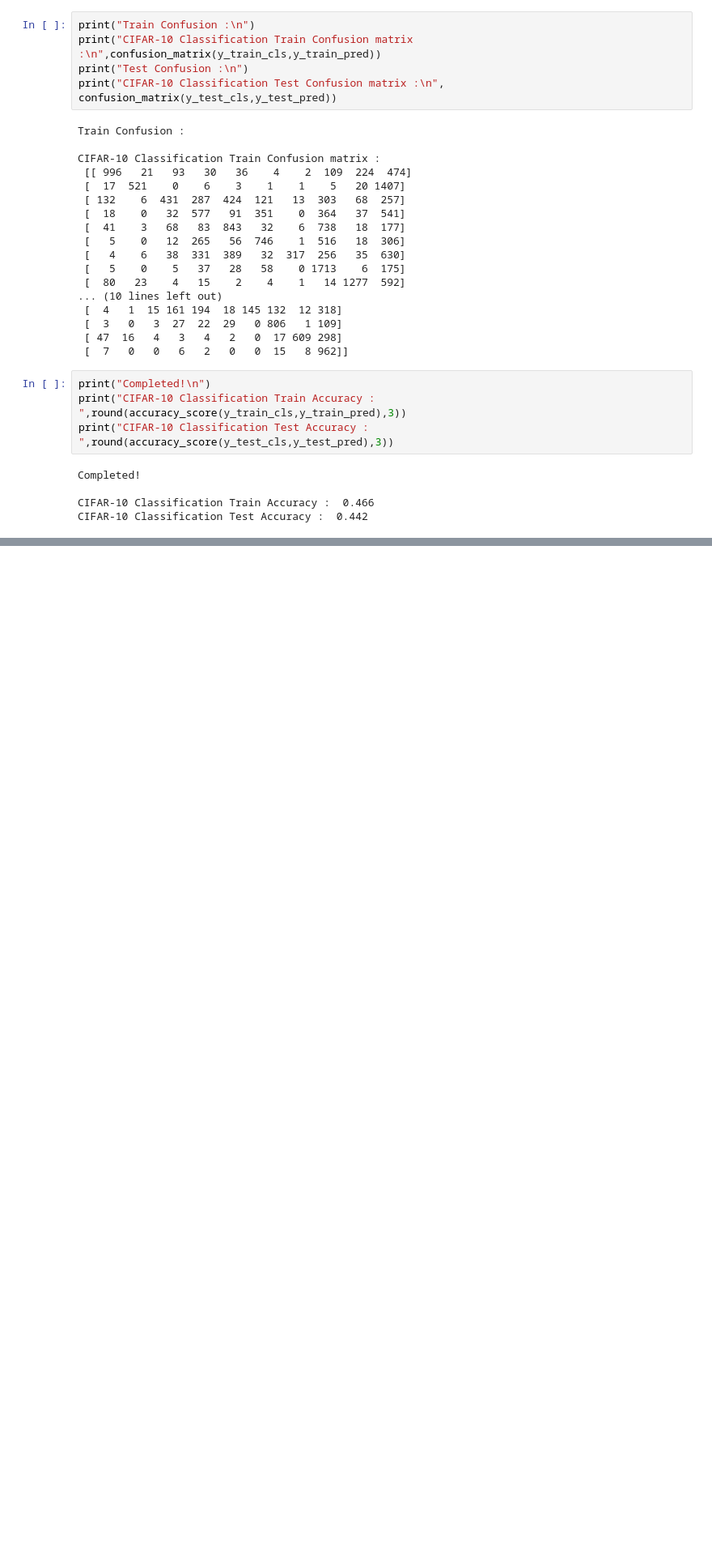
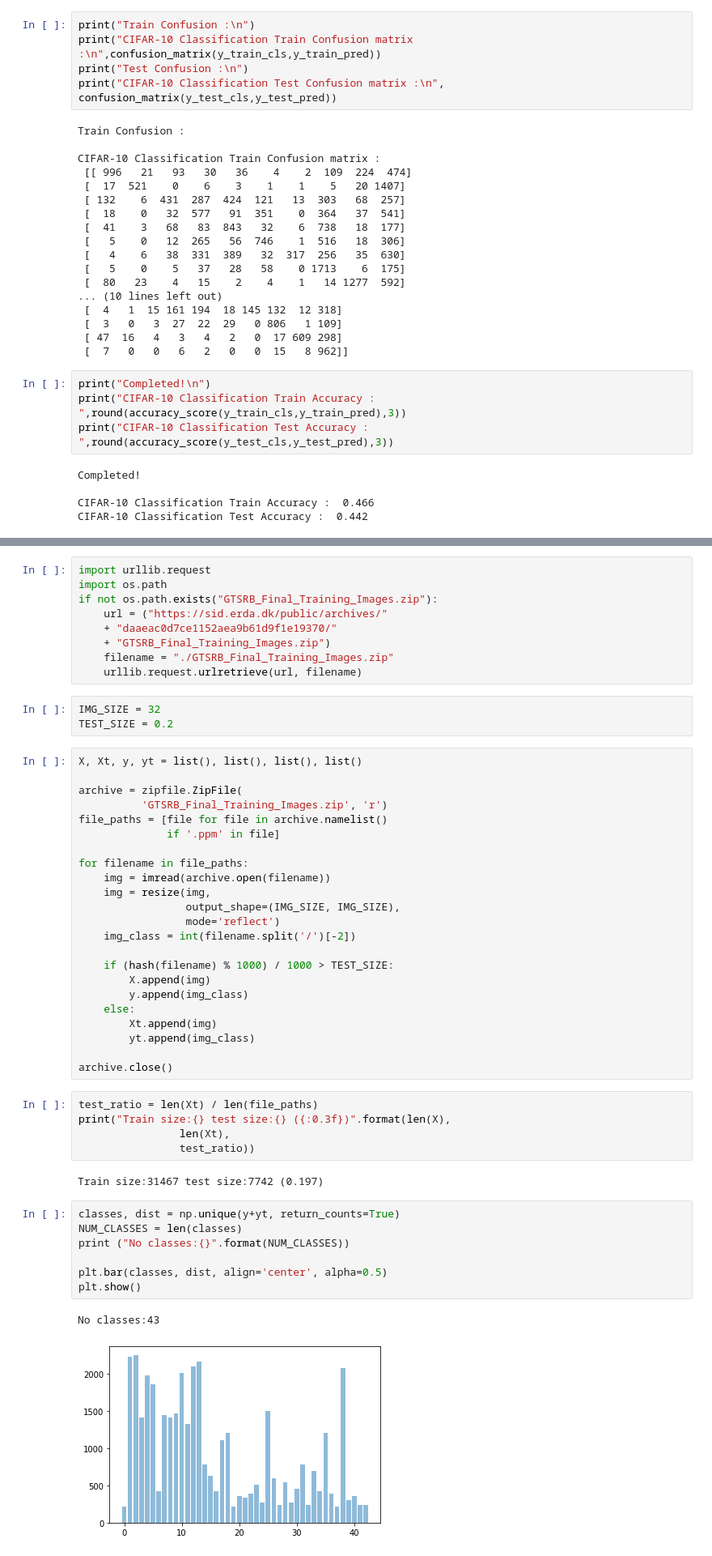
Before and after one commit to shovon-Machine-Learning-DL-AI/PayPal_workshop_2020, a Jupyter notebook: Notebooks/Application_CNN_V1.ipynb, the cells around one changed output, grey strips where cells are left out. Shown at 81% size. Drawn from its saved outputs; the diff is of its cells as text; blank space fills up the shorter version.

```diff
--- a/Notebooks/Application_CNN_V1.ipynb
+++ b/Notebooks/Application_CNN_V1.ipynb
@@ -928,0 +954,52 @@ CIFAR-10 Classification Test Accuracy :  0.442
+# %%
+import urllib.request
+import os.path
+if not os.path.exists("GTSRB_Final_Training_Images.zip"):
+    url = ("https://sid.erda.dk/public/archives/"
+    + "daaeac0d7ce1152aea9b61d9f1e19370/"
+    + "GTSRB_Final_Training_Images.zip")
+    filename = "./GTSRB_Final_Training_Images.zip"
+    urllib.request.urlretrieve(url, filename)
+# %%
+IMG_SIZE = 32
+TEST_SIZE = 0.2
+# %%
+X, Xt, y, yt = list(), list(), list(), list()
+
+archive = zipfile.ZipFile(
+          'GTSRB_Final_Training_Images.zip', 'r')
+file_paths = [file for file in archive.namelist()
+              if '.ppm' in file]
+
+for filename in file_paths:
+    img = imread(archive.open(filename))
+    img = resize(img,
+                 output_shape=(IMG_SIZE, IMG_SIZE),
+                 mode='reflect')
+    img_class = int(filename.split('/')[-2])
+
+    if (hash(filename) % 1000) / 1000 > TEST_SIZE:
+        X.append(img)
+        y.append(img_class)
+    else:
+        Xt.append(img)
+        yt.append(img_class)
+
+archive.close()
+# %%
+test_ratio = len(Xt) / len(file_paths)
+print("Train size:{} test size:{} ({:0.3f})".format(len(X),
+                len(Xt),
+                test_ratio))
+# %% [output]
+Train size:31467 test size:7742 (0.197)
+# %%
+classes, dist = np.unique(y+yt, return_counts=True)
+NUM_CLASSES = len(classes)
+print ("No classes:{}".format(NUM_CLASSES))
+
+plt.bar(classes, dist, align='center', alpha=0.5)
+plt.show()
+# %% [output]
+No classes:43
+[figure, added]
```
Also changed, not shown: parts of 21 cells of this notebook, 6 other files.
